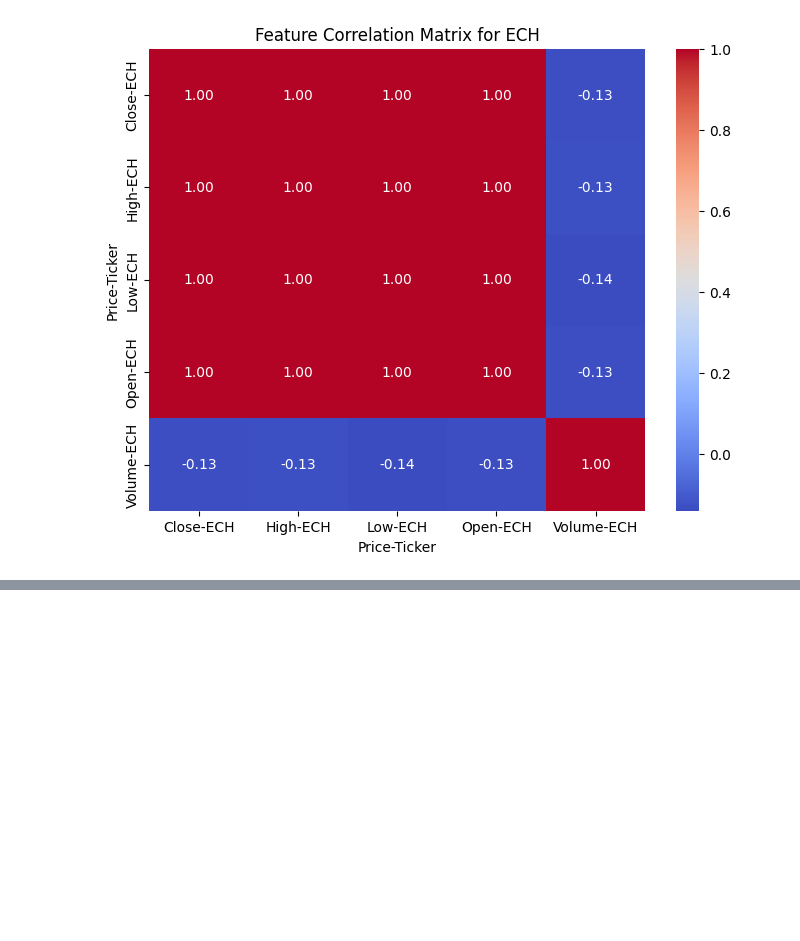
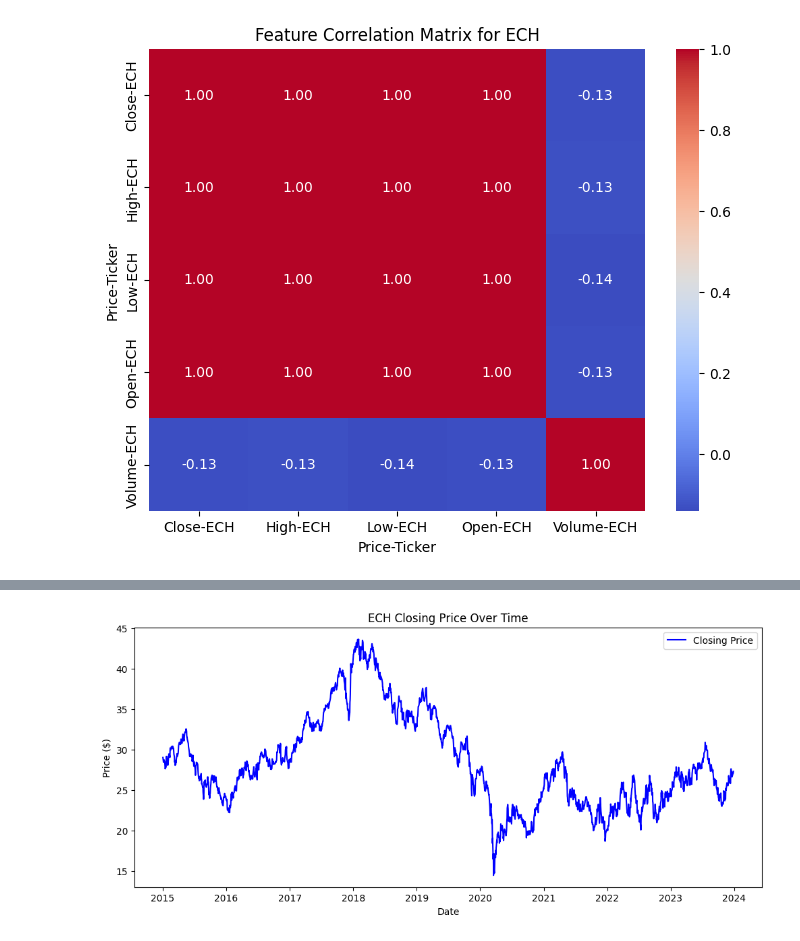
Before and after one commit to nmawulorm/frank-2, a Jupyter notebook: financial_data.ipynb, the cells around one changed output, grey strips where cells are left out. Drawn from its saved outputs; the diff is of its cells as text; code cells hidden in the pictures; blank space fills up the shorter version.

Commit message:
Reproduced Graphs

```diff
--- a/financial_data.ipynb
+++ b/financial_data.ipynb
@@ -92,0 +96,10 @@ plt.show()
+# %%
+plt.figure(figsize=(12,5))
+plt.plot(ech_data.index, ech_data['Close'], label='Closing Price', color='blue')
+plt.xlabel("Date")
+plt.ylabel("Price ($)")
+plt.title("ECH Closing Price Over Time")
+plt.legend()
+plt.show()
+# %% [output]
+[figure, added]
```
Also changed, not shown: parts of 3 cells of this notebook.
